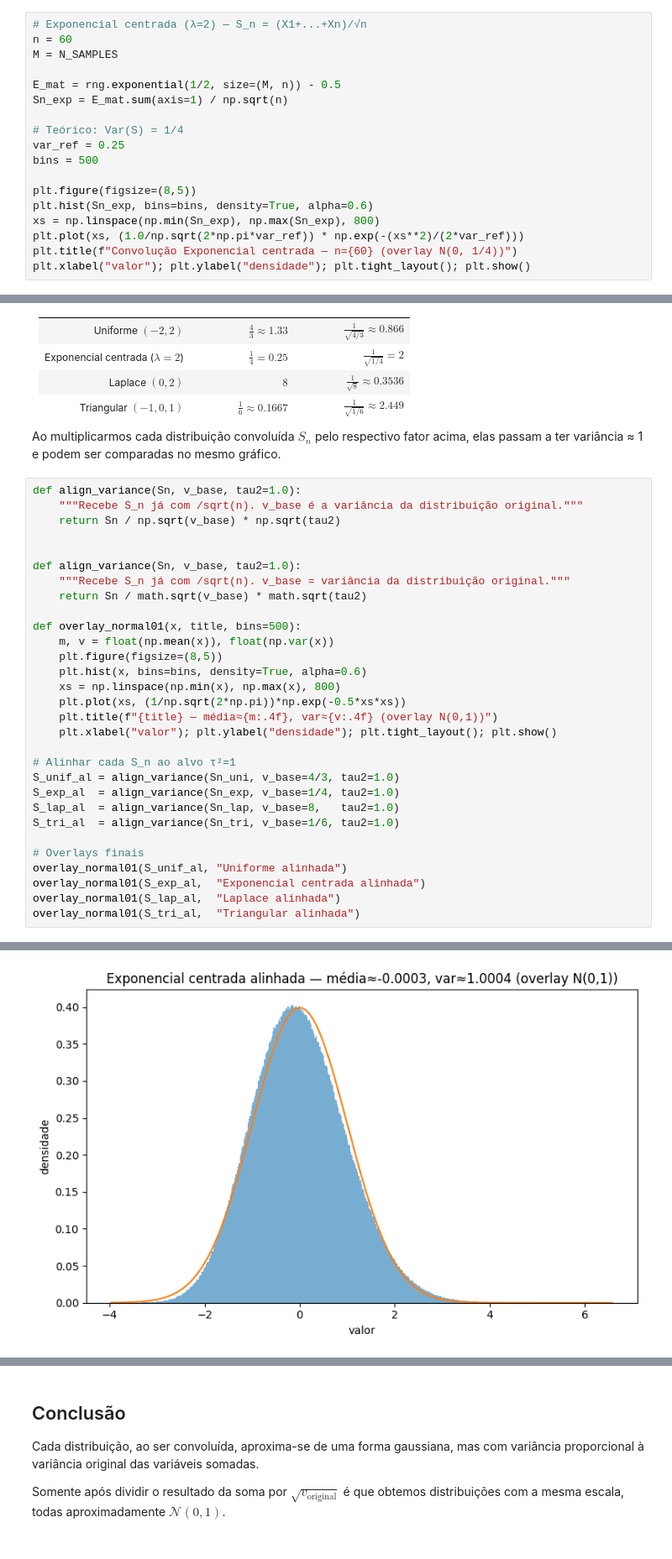
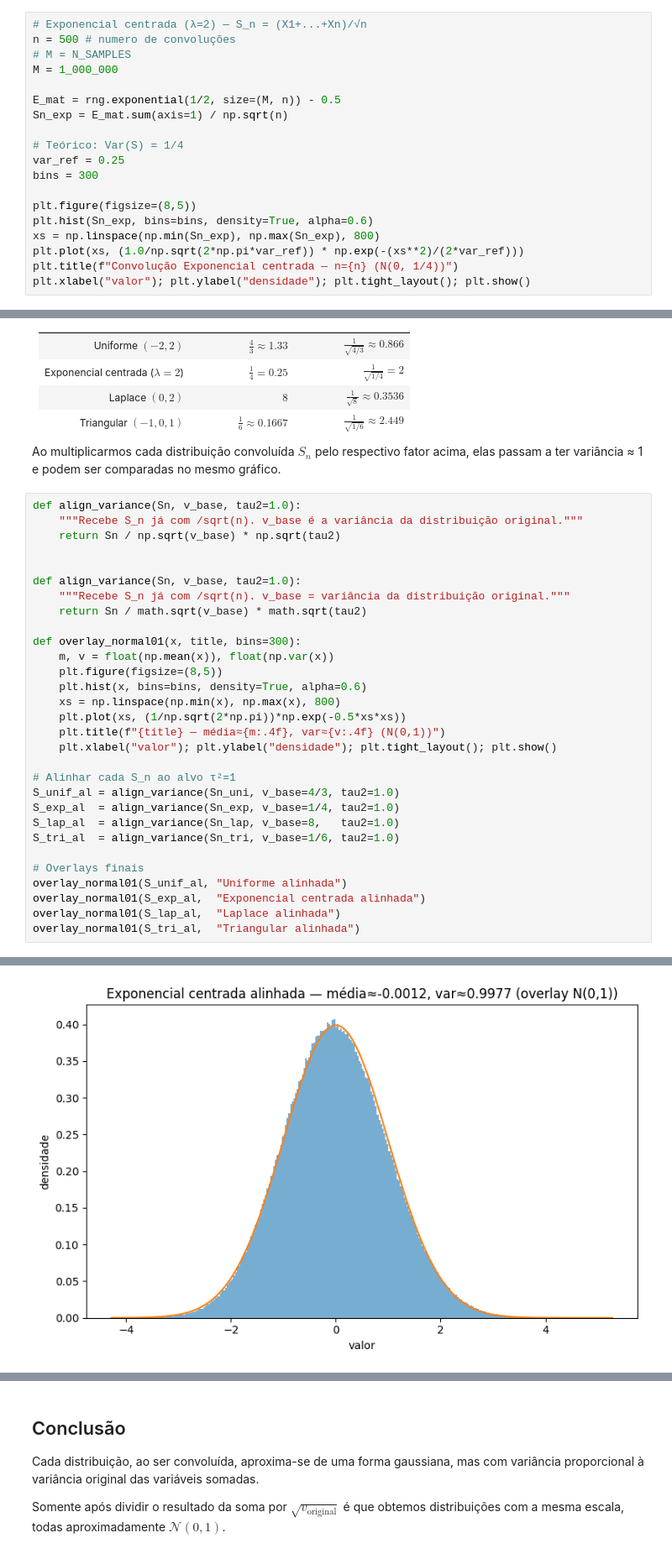
Before and after one commit to Morsinaldo/PPGEEC2317-sistemas-probabilisticos, a Jupyter notebook: Parte_2/teorema_limite_central.ipynb, the cells around one changed output, grey strips where cells are left out. Shown: that part at 84% size. Cells and saved outputs as stored; diff of their text form.

```diff
--- a/Parte_2/teorema_limite_central.ipynb
+++ b/Parte_2/teorema_limite_central.ipynb
@@ -224,20 +219,21 @@ S_n \;=\; \frac{X_1 + \cdots + X_n}{\sqrt{n}}
 $$
 # %%
 # Exponencial centrada (λ=2) — S_n = (X1+...+Xn)/√n
-n = 60
-M = N_SAMPLES
+n = 500 # numero de convoluções
+# M = N_SAMPLES
+M = 1_000_000
 
 E_mat = rng.exponential(1/2, size=(M, n)) - 0.5
 Sn_exp = E_mat.sum(axis=1) / np.sqrt(n)
 
 # Teórico: Var(S) = 1/4
 var_ref = 0.25
-bins = 500
+bins = 300
 
 plt.figure(figsize=(8,5))
 plt.hist(Sn_exp, bins=bins, density=True, alpha=0.6)
 xs = np.linspace(np.min(Sn_exp), np.max(Sn_exp), 800)
 plt.plot(xs, (1.0/np.sqrt(2*np.pi*var_ref)) * np.exp(-(xs**2)/(2*var_ref)))
-plt.title(f"Convolução Exponencial centrada — n={60} (overlay N(0, 1/4))")
+plt.title(f"Convolução Exponencial centrada — n={n} (N(0, 1/4))")
 plt.xlabel("valor"); plt.ylabel("densidade"); plt.tight_layout(); plt.show()
 # %% [output]
@@ -407,33 +405,33 @@ elas passam a ter variância ≈ 1 e podem ser comparadas no mesmo gráfico.
 # %%
 def align_variance(Sn, v_base, tau2=1.0):
     """Recebe S_n já com /sqrt(n). v_base é a variância da distribuição original."""
     return Sn / np.sqrt(v_base) * np.sqrt(tau2)
 
 
 def align_variance(Sn, v_base, tau2=1.0):
     """Recebe S_n já com /sqrt(n). v_base = variância da distribuição original."""
     return Sn / math.sqrt(v_base) * math.sqrt(tau2)
 
-def overlay_normal01(x, title, bins=500):
+def overlay_normal01(x, title, bins=300):
     m, v = float(np.mean(x)), float(np.var(x))
     plt.figure(figsize=(8,5))
     plt.hist(x, bins=bins, density=True, alpha=0.6)
     xs = np.linspace(np.min(x), np.max(x), 800)
     plt.plot(xs, (1/np.sqrt(2*np.pi))*np.exp(-0.5*xs*xs))
-    plt.title(f"{title} — média≈{m:.4f}, var≈{v:.4f} (overlay N(0,1))")
+    plt.title(f"{title} — média≈{m:.4f}, var≈{v:.4f} (N(0,1))")
     plt.xlabel("valor"); plt.ylabel("densidade"); plt.tight_layout(); plt.show()
 
 # Alinhar cada S_n ao alvo τ²=1
 S_unif_al = align_variance(Sn_uni, v_base=4/3, tau2=1.0)
 S_exp_al  = align_variance(Sn_exp, v_base=1/4, tau2=1.0)
 S_lap_al  = align_variance(Sn_lap, v_base=8,   tau2=1.0)
 S_tri_al  = align_variance(Sn_tri, v_base=1/6, tau2=1.0)
 
 # Overlays finais
 overlay_normal01(S_unif_al, "Uniforme alinhada")
 overlay_normal01(S_exp_al,  "Exponencial centrada alinhada")
 overlay_normal01(S_lap_al,  "Laplace alinhada")
 overlay_normal01(S_tri_al,  "Triangular alinhada")
 # %% [output]
 [figure]
-[figure, old version]
+[figure, new version]
```
Also changed, not shown: parts of 14 cells of this notebook, 3 other files.
